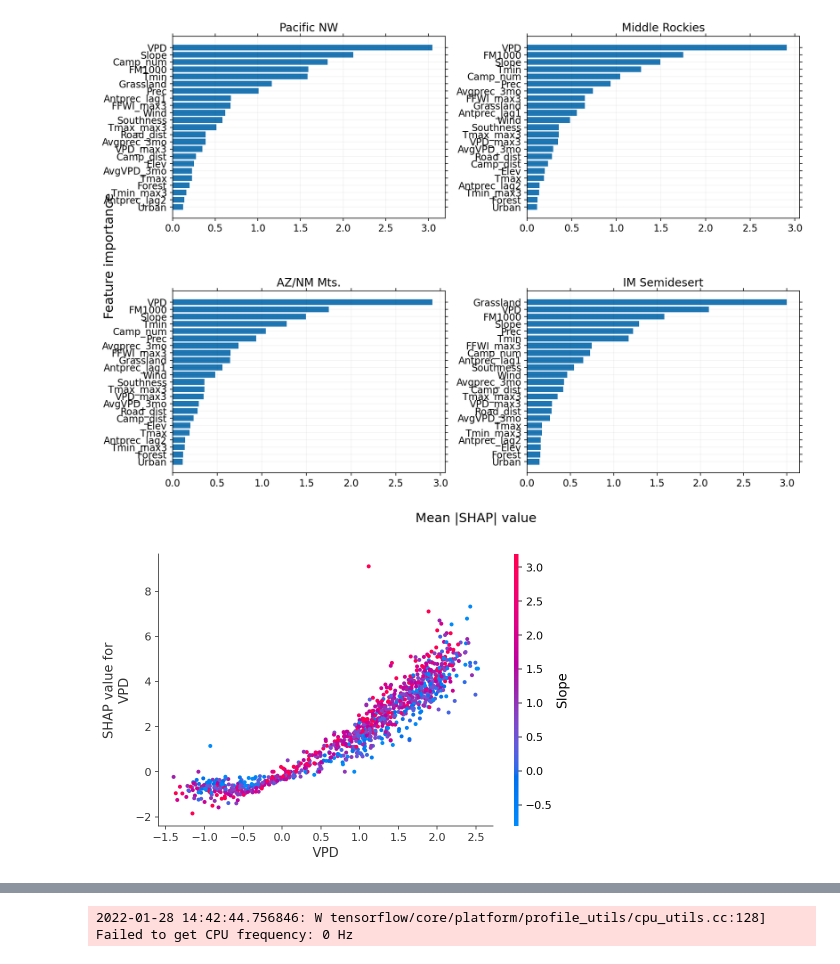
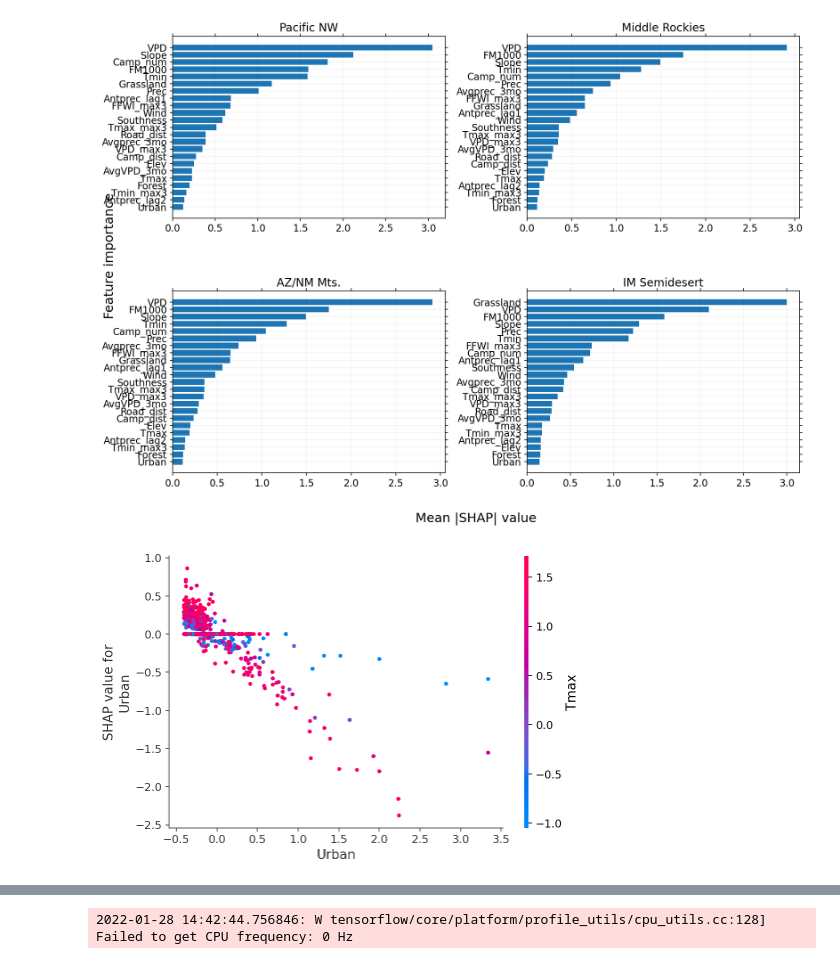
Before and after one commit to jtbuch/smlfire1.0, a Jupyter notebook: notebooks/ml_grid_fire_size.ipynb, the cells around one changed output, grey strips where cells are left out. Saved outputs shown, nothing was run; the diff lists cells and outputs as text; code cells hidden in the pictures.

```diff
--- a/notebooks/ml_grid_fire_size.ipynb
+++ b/notebooks/ml_grid_fire_size.ipynb
@@ -83,13 +83,13 @@ from tensorflow.keras.callbacks import EarlyStopping, TensorBoard, ReduceLROnPla
 data_dir= "../data/"
 fire_file= data_dir + "burnarea_12km.nc"
 
-n_features= 44
+n_features= 45
 start_month= 432 #372
 tot_test_months= 12
 end_month= start_month + tot_test_months
 # %%
 X_sizes_train, X_sizes_val, y_sizes_train, y_sizes_val, fire_size_train, fire_size_test, X_sizes_test, y_sizes_test= fire_size_data(res= '12km', \
-                            dropcols= drop_col_func(mod_type= 'normal', add_var_flag= True, add_var_list= ['Elev', 'Camp_dist', 'Tmin_max3', 'Tmin', 'SWE_mean', 'SWE_max', 'AvgSWE_3mo', 'Lightning']), \
+                            dropcols= drop_col_func(mod_type= 'normal', add_var_flag= True, add_var_list= ['Delta_T', 'Lightning']), \
                             start_month= start_month, tot_test_months= tot_test_months, threshold= 4, scaled= True, tflag= True) #tflag= True; add_var_flag= False, add_var_list= ['SWE_mean', 'SWE_max', 'AvgSWE_3mo', 'Delta_T', 'Biomass', 'Popdensity', 'Housedensity', 'Lightning']
 
 X_sizes_train_df= pd.concat([X_sizes_train, X_sizes_val], sort= False).reset_index().drop(columns=['index'])
@@ -132,13 +132,13 @@ X_freq_df[tmp_freq_df.columns]= scaler.transform(tmp_freq_df) #size_scaler
 X_train_tot= X_freq_df.iloc[fire_freq_train_df.index]
 X_train_tot.loc[:, 'reg_indx']= fire_freq_train_df.reg_indx
 X_train_tot.loc[:, 'month']= fire_freq_train_df.month
-X_train_tot= X_train_tot.reset_index().drop(columns=['index', 'Solar', 'Ant_Tmax', 'RH', 'Ant_RH', 'FFWI_max7', 'Avgprec_4mo', 'Avgprec_2mo', 'Camp_num', \
-                                    'AvgVPD_4mo', 'AvgVPD_2mo', 'Tmax_max7', 'VPD_max7', 'Tmin_max7', 'Camp_num', 'Elev', 'Camp_dist', 'Tmin_max3', 'Tmin', 'SWE_mean', 'SWE_max', 'AvgSWE_3mo', 'Lightning']) #'SWE_mean', 'SWE_max', 'AvgSWE_3mo', 'Delta_T', 'Biomass', 'Popdensity', 'Housedensity', 'Lightning'
+X_train_tot= X_train_tot.reset_index().drop(columns=['index', 'Solar', 'Ant_Tmax', 'RH', 'Ant_RH', 'RH_min3', 'FFWI_max7', 'Avgprec_4mo', 'Avgprec_2mo', 'Camp_num', \
+                                    'AvgVPD_4mo', 'AvgVPD_2mo', 'Tmax_max7', 'VPD_max7', 'Tmin_max7', 'Elev', 'Delta_T', 'Lightning']) #'SWE_mean', 'SWE_max', 'AvgSWE_3mo', 'Delta_T', 'Biomass', 'Popdensity', 'Housedensity', 'Lightning'
 X_test_df= X_freq_df.iloc[fire_freq_test_df.index]
 X_test_df.loc[:, 'reg_indx']= fire_freq_test_df.reg_indx
 X_test_df.loc[:, 'month']= fire_freq_test_df.month
-X_test_df= X_test_df.reset_index().drop(columns=['index', 'Solar', 'Ant_Tmax', 'RH', 'Ant_RH', 'FFWI_max7', 'Avgprec_4mo', 'Avgprec_2mo', 'Camp_num', \
-                                    'AvgVPD_4mo', 'AvgVPD_2mo', 'Tmax_max7', 'VPD_max7', 'Tmin_max7', 'Camp_num', 'Elev', 'Camp_dist', 'Tmin_max3', 'Tmin', 'SWE_mean', 'SWE_max', 'AvgSWE_3mo', 'Lightning'])
+X_test_df= X_test_df.reset_index().drop(columns=['index', 'Solar', 'Ant_Tmax', 'RH', 'Ant_RH', 'RH_min3', 'FFWI_max7', 'Avgprec_4mo', 'Avgprec_2mo', 'Camp_num', \
+                                    'AvgVPD_4mo', 'AvgVPD_2mo', 'Tmax_max7', 'VPD_max7', 'Tmin_max7', 'Elev', 'Delta_T', 'Lightning'])
 
 X_freq_tot= pd.concat([X_train_tot, X_test_df], sort= False).reset_index().drop(columns=['index'])
 fire_freq_tot= pd.concat([fire_freq_train_df, fire_freq_test_df], sort= False).reset_index().drop(columns=['index'])
@@ -421,16 +594,16 @@ reg_ext_data_size_df.to_hdf('../sav_files/grid_size_runs_%s'%run_id + '/gpd_ext_
 # %%
-size_id= '07_21_22'
-#mdn_gpd_mod= tf.keras.models.load_model('../sav_files/fire_size_mods/mdn_gpd_size_model_%s'%size_id, custom_objects= {'gpd_loss': gpd_loss, 'gpd_accuracy': gpd_accuracy})
+size_id= '07_23_22'
+mdn_gpd_mod= tf.keras.models.load_model('../sav_files/fire_size_mods/mdn_gpd_size_model_%s'%size_id, custom_objects= {'gpd_loss': gpd_loss, 'gpd_accuracy': gpd_accuracy})
 #mdn_gpd_ext_mod= tf.keras.models.load_model('../sav_files/fire_size_mods/mdn_gpd_ext_size_model_%s'%size_id, custom_objects= {'gpd_loss': gpd_loss, 'gpd_accuracy': gpd_accuracy})
 
-tf.random.set_seed(93)
+# tf.random.set_seed(19) #51, 93
 
-es_mon = EarlyStopping(monitor='val_loss', min_delta=0, patience= 10, verbose=0, mode='auto', restore_best_weights=True)
-mdn_gpd_mod= MDN_size(layers= 2, neurons= 8, components= 2, initializer= "he_normal", reg= True, regrate= 1e-3, dropout= True)
-mdn_gpd_mod.compile(loss= gpd_loss, optimizer= tf.keras.optimizers.Adam(learning_rate= 1e-4), metrics=[gpd_accuracy])
-h= mdn_gpd_mod.fit(x= X_sizes_train, y= y_sizes_train, epochs= 500, validation_data=(X_sizes_val, y_sizes_val), callbacks= [es_mon], batch_size= 32, verbose=0)
-print("MDN trained for %d epochs"%len(h.history['loss']))
-mdn_gpd_mod.save('../sav_files/fire_size_mods/mdn_gpd_size_model_%s'%size_id)
+# es_mon = EarlyStopping(monitor='val_loss', min_delta=0, patience= 10, verbose=0, mode='auto', restore_best_weights=True)
+# mdn_gpd_mod= MDN_size(layers= 2, neurons= 8, components= 2, initializer= "he_normal", reg= True, regrate= 1e-3, dropout= True)
+# mdn_gpd_mod.compile(loss= gpd_loss, optimizer= tf.keras.optimizers.Adam(learning_rate= 1e-4), metrics=[gpd_accuracy])
+# h= mdn_gpd_mod.fit(x= X_sizes_train, y= y_sizes_train, epochs= 500, validation_data=(X_sizes_val, y_sizes_val), callbacks= [es_mon], batch_size= 32, verbose=0)
+# print("MDN trained for %d epochs"%len(h.history['loss']))
+#mdn_gpd_mod.save('../sav_files/fire_size_mods/mdn_gpd_size_model_%s'%size_id)
 
 # mdn_gpd_ext_mod= MDN_size(layers= 2, neurons= 8, components= 2, initializer= "he_normal", reg= True, regrate= 1e-3, dropout= True)
 # mdn_gpd_ext_mod.compile(loss= gpd_loss, optimizer= tf.keras.optimizers.Adam(learning_rate= 1e-4), metrics=[gpd_accuracy])
@@ -504,9 +678,9 @@ for i in range(2):
 # %% [output]
 [figure]
 # %%
-shap.dependence_plot(1, reg_shap_vals[0],  X_plot_df.groupby('reg_indx').get_group(1).drop(columns= ['reg_indx']))
+shap.dependence_plot(10, reg_shap_vals[0],  X_plot_df.groupby('reg_indx').get_group(1).drop(columns= ['reg_indx']))
 # %% [output]
-[figure, old version]
+[figure, new version]
 # %%
 forest_reg_arr= np.array([0, 1, 2, 3, 4, 6, 7, 8, 10])
 # %%
```
Also changed, not shown: parts of 16 cells of this notebook, 4 other files.
